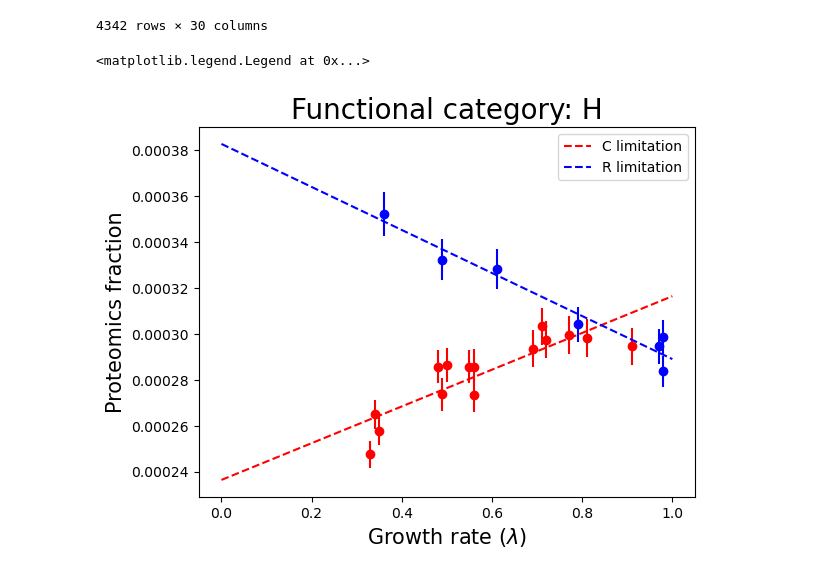
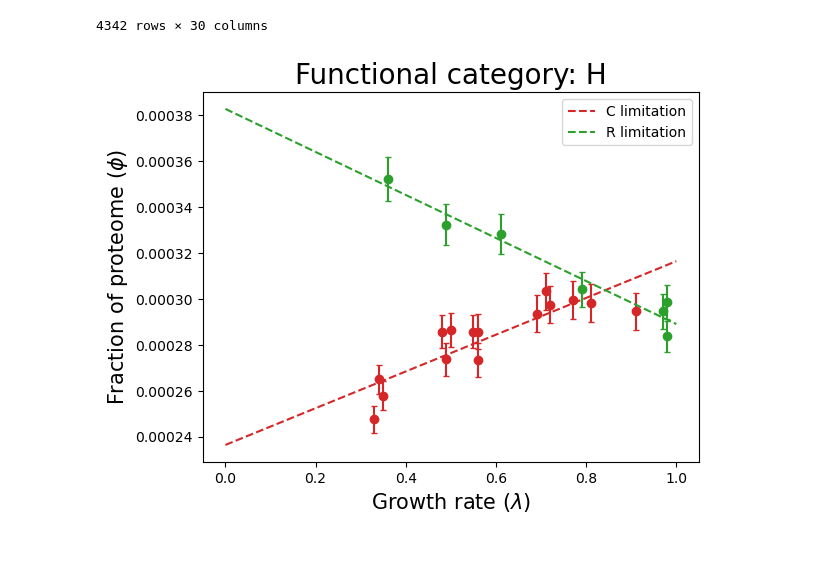
Before and after one commit to thomasrobiglio/TD-BU_systemsbiology, a Jupyter notebook: Tutorial.ipynb, the cells around one changed output. Drawn from its saved outputs; the diff is of its cells as text; code cells hidden in the pictures.

```diff
--- a/Tutorial.ipynb
+++ b/Tutorial.ipynb
@@ -198,14 +202,15 @@ err_R = np.std(res_R, axis=0)/len(res_C)
 mC, bC = np.polyfit(C_growth_rates, avg_C, 1)
 mR, bR = np.polyfit(R_growth_rates, avg_R, 1)
 # %%
-plt.errorbar(x=C_growth_rates, y=avg_C, yerr=err_C, fmt='o', color='red')
-plt.plot(np.linspace(0,1,20), mC*np.linspace(0,1,20)+bC, color='red', linestyle='dashed',label='C limitation')
-plt.errorbar(x=R_growth_rates, y=avg_R, yerr=err_R, fmt='o', color='blue')
-plt.plot(np.linspace(0,1,20), mR*np.linspace(0,1,20)+bR, color='blue',linestyle='dashed', label='R limitation')
+#plotting
+plt.errorbar(x=C_growth_rates, y=avg_C, yerr=err_C, fmt='o', color='tab:red',capsize=2)
+plt.plot(np.linspace(0,1,20), mC*np.linspace(0,1,20)+bC, color='tab:red', linestyle='dashed',label='C limitation')
+plt.errorbar(x=R_growth_rates, y=avg_R, yerr=err_R, fmt='o', color='tab:green',capsize=2)
+plt.plot(np.linspace(0,1,20), mR*np.linspace(0,1,20)+bR, color='tab:green',linestyle='dashed', label='R limitation')
 plt.xlabel(r'Growth rate ($\lambda$)', size=15)
-plt.ylabel(r'Proteomics fraction', size=15)
+plt.ylabel(r'Fraction of proteome ($\phi$)', size=15)
 plt.title('Functional category: '+target, size=20)
 plt.legend()
+plt.show()
 # %% [output]
-<matplotlib.legend.Legend at 0x...>
-[figure, old version]
+[figure, new version]
```
Also changed, not shown: parts of 5 cells of this notebook.
